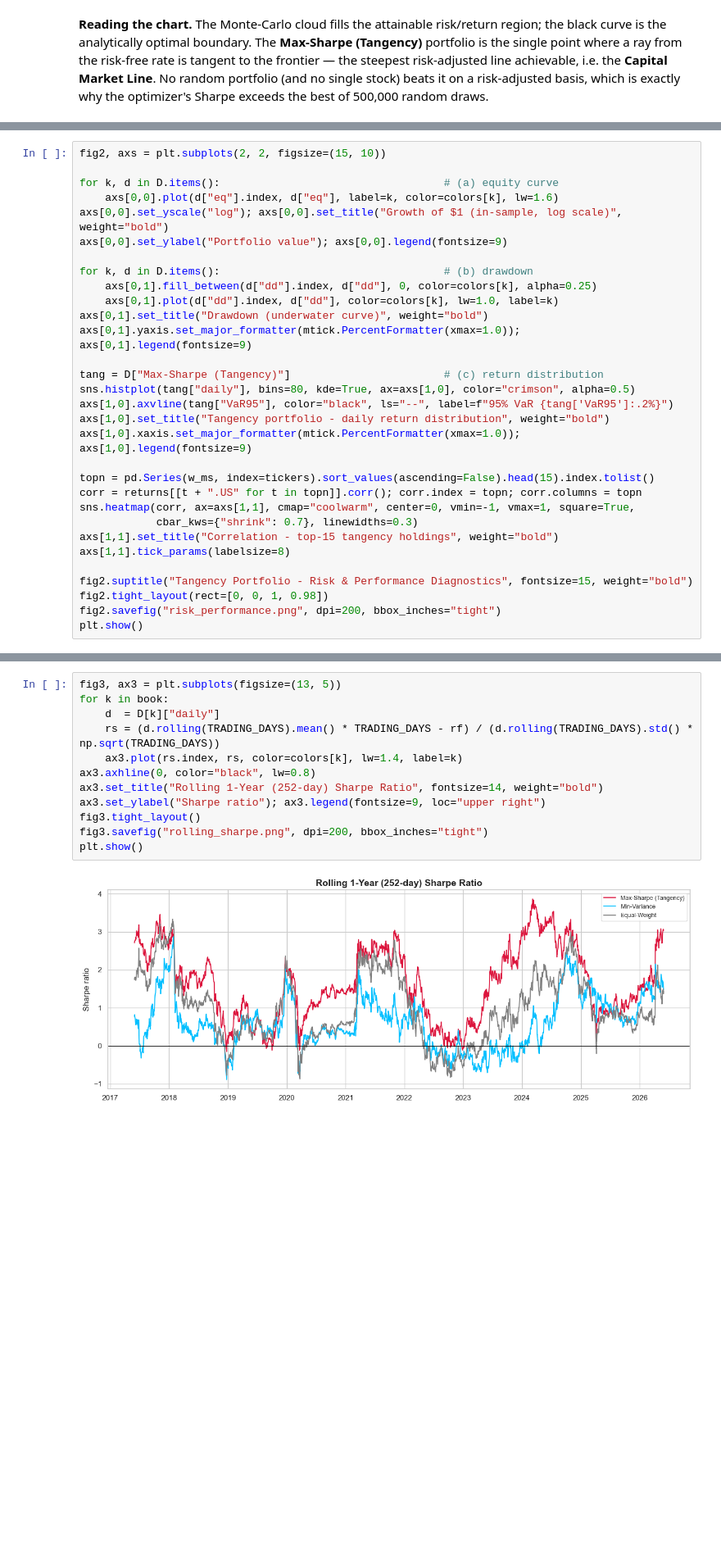
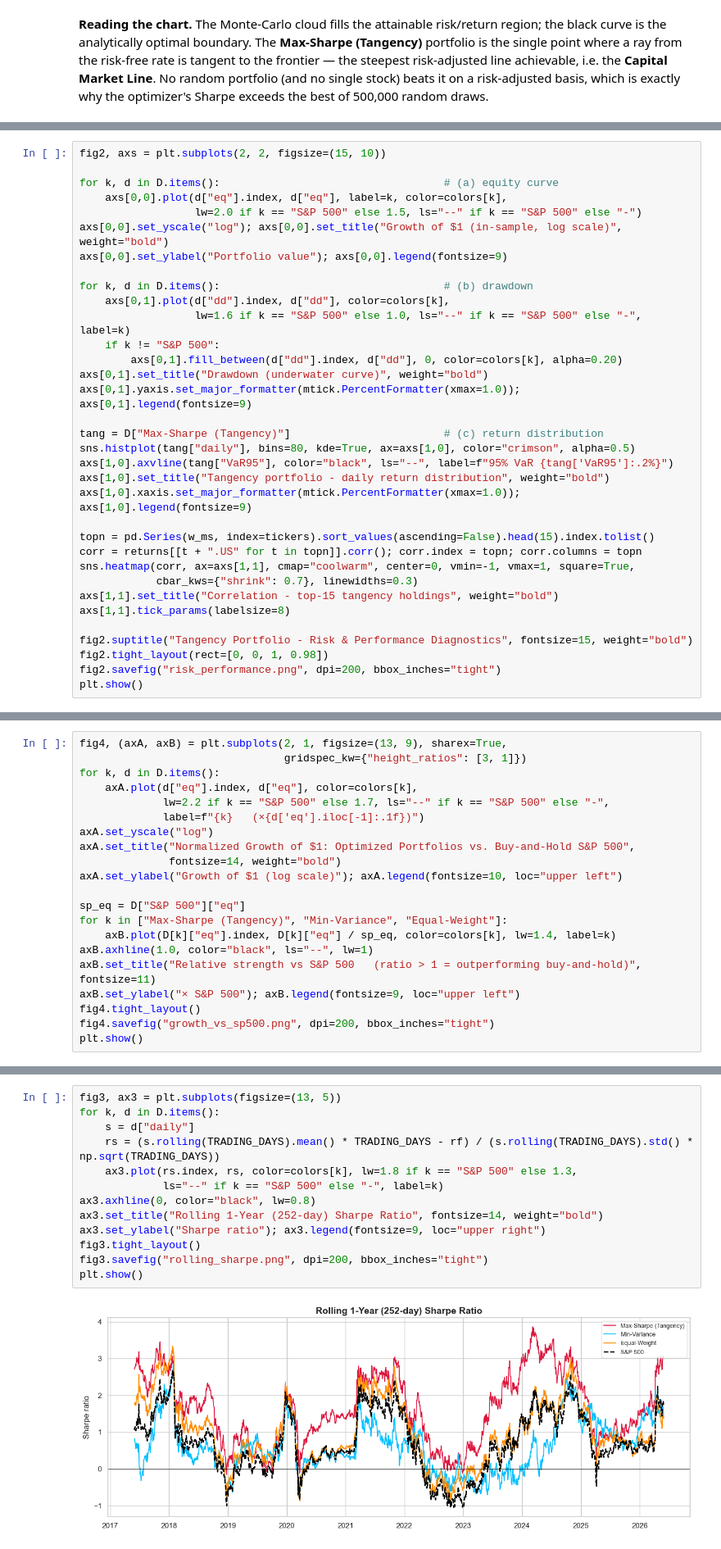
Before and after one commit to Michael-Nikolas-FTP/efficient-frontier-mpt, a Jupyter notebook: efficient_frontier.ipynb, the cells around one changed output, grey strips where cells are left out. Shown at 82% size. Cells and saved outputs as stored; diff of their text form; blank space fills up the shorter version.

```diff
--- a/efficient_frontier.ipynb
+++ b/efficient_frontier.ipynb
@@ -446,13 +479,16 @@ tearsheet
 fig2, axs = plt.subplots(2, 2, figsize=(15, 10))
 
 for k, d in D.items():                                   # (a) equity curve
-    axs[0,0].plot(d["eq"].index, d["eq"], label=k, color=colors[k], lw=1.6)
+    axs[0,0].plot(d["eq"].index, d["eq"], label=k, color=colors[k],
+                  lw=2.0 if k == "S&P 500" else 1.5, ls="--" if k == "S&P 500" else "-")
 axs[0,0].set_yscale("log"); axs[0,0].set_title("Growth of $1 (in-sample, log scale)", weight="bold")
 axs[0,0].set_ylabel("Portfolio value"); axs[0,0].legend(fontsize=9)
 
 for k, d in D.items():                                   # (b) drawdown
-    axs[0,1].fill_between(d["dd"].index, d["dd"], 0, color=colors[k], alpha=0.25)
-    axs[0,1].plot(d["dd"].index, d["dd"], color=colors[k], lw=1.0, label=k)
+    axs[0,1].plot(d["dd"].index, d["dd"], color=colors[k],
+                  lw=1.6 if k == "S&P 500" else 1.0, ls="--" if k == "S&P 500" else "-", label=k)
+    if k != "S&P 500":
+        axs[0,1].fill_between(d["dd"].index, d["dd"], 0, color=colors[k], alpha=0.20)
 axs[0,1].set_title("Drawdown (underwater curve)", weight="bold")
 axs[0,1].yaxis.set_major_formatter(mtick.PercentFormatter(xmax=1.0)); axs[0,1].legend(fontsize=9)
 
@@ -477,0 +521,21 @@ plt.show()
+# %%
+fig4, (axA, axB) = plt.subplots(2, 1, figsize=(13, 9), sharex=True,
+                                gridspec_kw={"height_ratios": [3, 1]})
+for k, d in D.items():
+    axA.plot(d["eq"].index, d["eq"], color=colors[k],
+             lw=2.2 if k == "S&P 500" else 1.7, ls="--" if k == "S&P 500" else "-",
+             label=f"{k}   (×{d['eq'].iloc[-1]:.1f})")
+axA.set_yscale("log")
+axA.set_title("Normalized Growth of $1: Optimized Portfolios vs. Buy-and-Hold S&P 500",
+              fontsize=14, weight="bold")
+axA.set_ylabel("Growth of $1 (log scale)"); axA.legend(fontsize=10, loc="upper left")
+
+sp_eq = D["S&P 500"]["eq"]
+for k in ["Max-Sharpe (Tangency)", "Min-Variance", "Equal-Weight"]:
+    axB.plot(D[k]["eq"].index, D[k]["eq"] / sp_eq, color=colors[k], lw=1.4, label=k)
+axB.axhline(1.0, color="black", ls="--", lw=1)
+axB.set_title("Relative strength vs S&P 500   (ratio > 1 = outperforming buy-and-hold)", fontsize=11)
+axB.set_ylabel("× S&P 500"); axB.legend(fontsize=9, loc="upper left")
+fig4.tight_layout()
+fig4.savefig("growth_vs_sp500.png", dpi=200, bbox_inches="tight")
+plt.show()
@@ -484,17 +550,18 @@ Sharpe shows how each portfolio held up through the 2018 selloff, the 2020 COVID
 # %%
 fig3, ax3 = plt.subplots(figsize=(13, 5))
-for k in book:
-    d  = D[k]["daily"]
-    rs = (d.rolling(TRADING_DAYS).mean() * TRADING_DAYS - rf) / (d.rolling(TRADING_DAYS).std() * np.sqrt(TRADING_DAYS))
-    ax3.plot(rs.index, rs, color=colors[k], lw=1.4, label=k)
+for k, d in D.items():
+    s = d["daily"]
+    rs = (s.rolling(TRADING_DAYS).mean() * TRADING_DAYS - rf) / (s.rolling(TRADING_DAYS).std() * np.sqrt(TRADING_DAYS))
+    ax3.plot(rs.index, rs, color=colors[k], lw=1.8 if k == "S&P 500" else 1.3,
+             ls="--" if k == "S&P 500" else "-", label=k)
 ax3.axhline(0, color="black", lw=0.8)
 ax3.set_title("Rolling 1-Year (252-day) Sharpe Ratio", fontsize=14, weight="bold")
 ax3.set_ylabel("Sharpe ratio"); ax3.legend(fontsize=9, loc="upper right")
 fig3.tight_layout()
 fig3.savefig("rolling_sharpe.png", dpi=200, bbox_inches="tight")
 plt.show()
 # %% [output]
-[figure, old version]
+[figure, new version]
 # %% [markdown]
 ## 7. Interpretation & Takeaways
 
```
Also changed, not shown: parts of 10 cells of this notebook, 6 other files.
